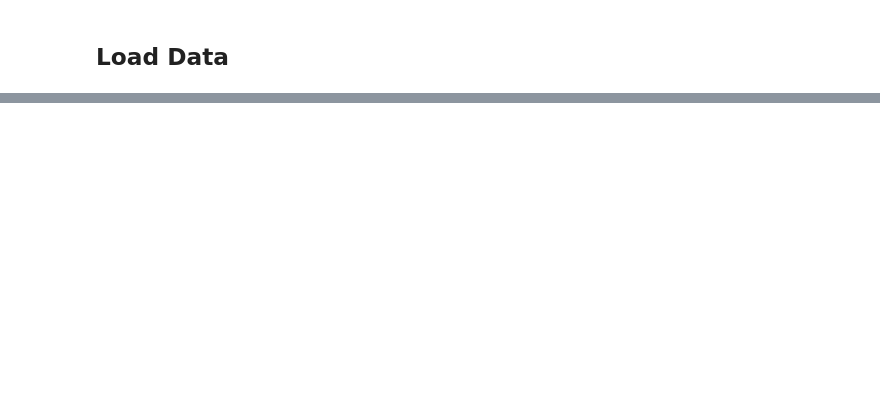
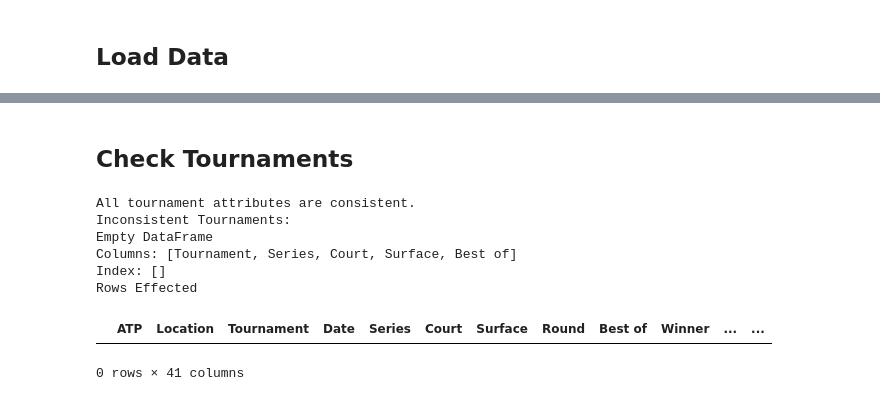
Before and after one commit to nick-benelli/Tennis-Data-Pipeline, a Jupyter notebook: notebooks/cleaning/uk-data-cleaning.ipynb, the cells around one changed output, grey strips where cells are left out. Saved outputs shown, nothing was run; the diff lists cells and outputs as text; code cells hidden in the pictures; blank space fills up the shorter version.

```diff
--- a/notebooks/cleaning/uk-data-cleaning.ipynb
+++ b/notebooks/cleaning/uk-data-cleaning.ipynb
@@ -277,0 +70,6 @@ print(tournament_crosswalk)
+# %%
+df_uk_raw = load_dirty_uk_atp_data(YEAR)
+df_uk = df_uk_raw.copy()
+print(list(df_uk.columns))
+
+print(df_uk.head())
@@ -277,0 +94,2 @@ print(tournament_crosswalk)
+# %% [markdown]
+## Check Tournaments
@@ -277,0 +113,19 @@ print(tournament_crosswalk)
+# %%
+inconsistent_tourneys = find_uk_inconsistent_tournaments(df_uk, key_columns=["ATP", "Year", "Location"], info_cols=["Tournament", "Series", "Court", "Surface", "Best of"])
+print("Inconsistent Tournaments:")
+print(inconsistent_tourneys[0])
+
+print("Rows Effected")
+display(inconsistent_tourneys[1])
+
+if not inconsistent_tourneys[0].empty and not inconsistent_tourneys[1].empty:
+    raise ValueError("There are inconsistent tournaments with no affected rows.")
+# %% [output]
+All tournament attributes are consistent.
+Inconsistent Tournaments:
+Empty DataFrame
+Columns: [Tournament, Series, Court, Surface, Best of]
+Index: []
+Rows Effected
+|  | ATP | Location | Tournament | Date | Series | Court | Surface | Round | Best of | Winner | ... | ... |
+0 rows × 41 columns
```
Also changed, not shown: parts of 52 cells of this notebook, 19 other files.
